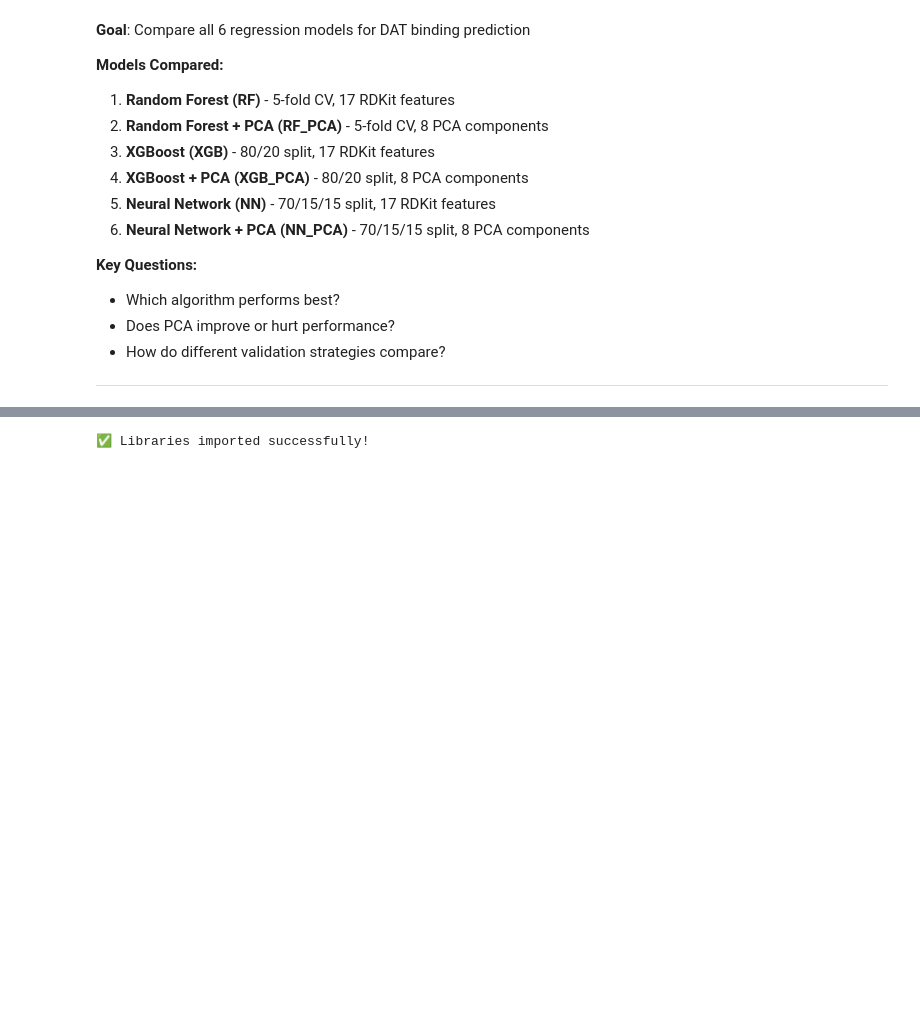
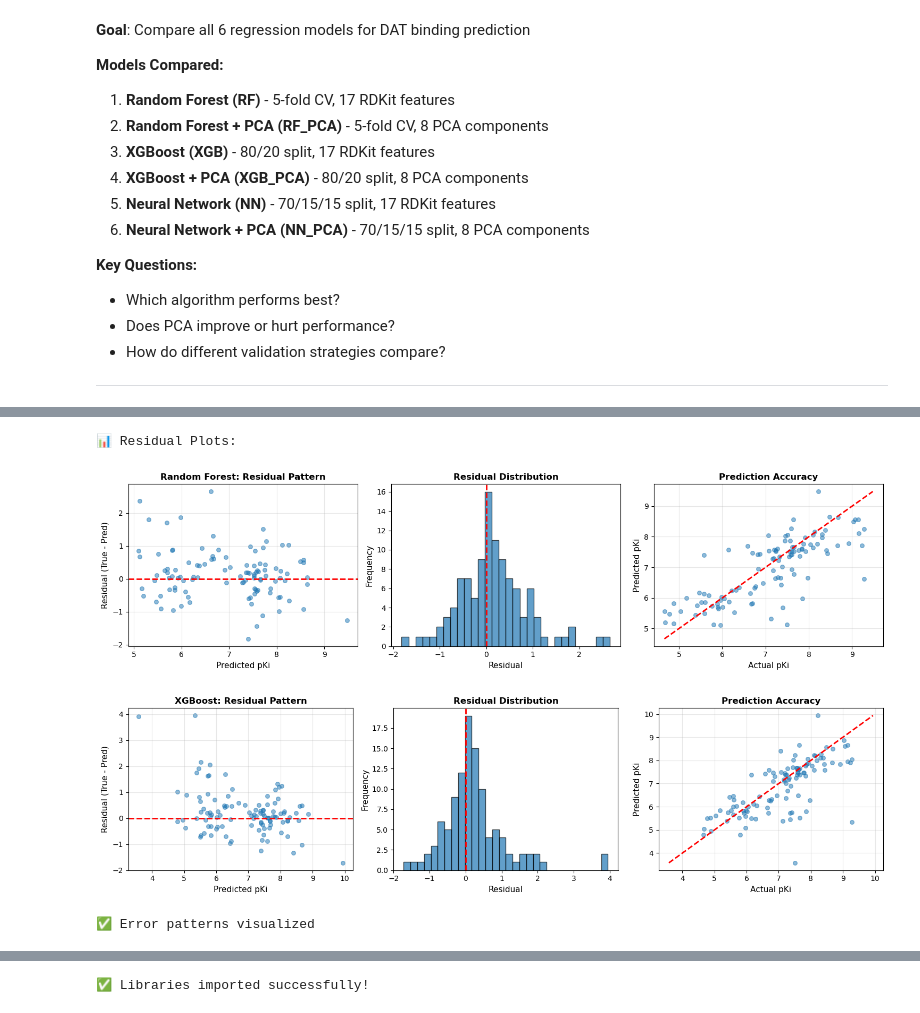
Before and after one commit to KhaledO04/University-BiomedicalMachineLearning, a Jupyter notebook: Main/modeling_all_comparison.ipynb, the cells around one changed output, grey strips where cells are left out. Drawn from its saved outputs; the diff is of its cells as text; code cells hidden in the pictures; blank space fills up the shorter version.

```diff
--- a/Main/modeling_all_comparison.ipynb
+++ b/Main/modeling_all_comparison.ipynb
@@ -19,0 +445,28 @@
+# %%
+# Generate predictions for error analysis
+rf_pred = rf_model.predict(X_rdkit_test)
+xgb_pred = xgb_model.predict(X_rdkit_test)
+
+# Analyze errors for each model
+print("="*70)
+print("📊 ERROR ANALYSIS SUMMARY")
+print("="*70)
+
+rf_errors = analyze_prediction_errors(y_test.values, rf_pred, "Random Forest")
+xgb_errors = analyze_prediction_errors(y_test.values, xgb_pred, "XGBoost")
+
+print("\n🌲 Random Forest:")
+print(f"   Mean Residual: {rf_errors['mean_residual']:.4f}")
+print(f"   Std Residual: {rf_errors['std_residual']:.4f}")
+print(f"   Max Over-prediction: {-rf_errors['max_overpredict']:.4f} pKi units")
+print(f"   Max Under-prediction: {rf_errors['max_underpredict']:.4f} pKi units")
+print(f"   Difficult samples (top 10%): {len(rf_errors['difficult_indices'])}")
+
+print("\n🚀 XGBoost:")
+print(f"   Mean Residual: {xgb_errors['mean_residual']:.4f}")
+print(f"   Std Residual: {xgb_errors['std_residual']:.4f}")
+print(f"   Max Over-prediction: {-xgb_errors['max_overpredict']:.4f} pKi units")
+print(f"   Max Under-prediction: {xgb_errors['max_underpredict']:.4f} pKi units")
+print(f"   Difficult samples (top 10%): {len(xgb_errors['difficult_indices'])}")
+
+print("="*70)
@@ -19,0 +492,15 @@
+# %%
+# Visualize residual patterns
+print("\n📊 Residual Plots:")
+fig_rf = plot_residual_analysis(y_test.values, rf_pred, "Random Forest")
+plt.show()
+
+fig_xgb = plot_residual_analysis(y_test.values, xgb_pred, "XGBoost")
+plt.show()
+
+print("✅ Error patterns visualized")
+# %% [output]
+📊 Residual Plots:
+[figure, added]
+[figure, added]
+✅ Error patterns visualized
```
Also changed, not shown: parts of 36 cells of this notebook, 8 other files.
